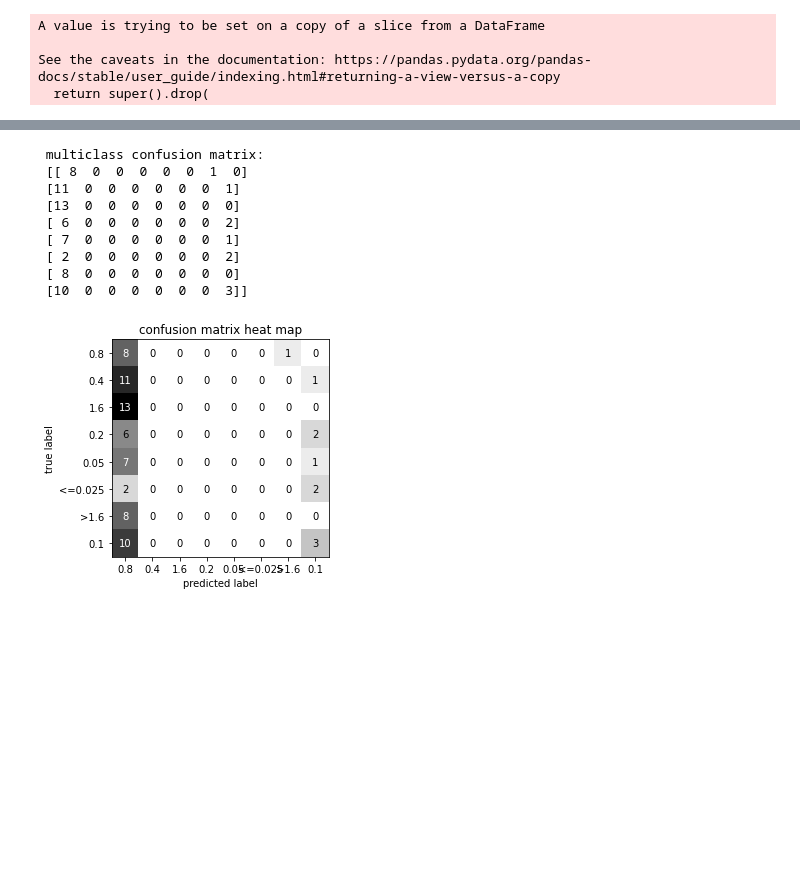
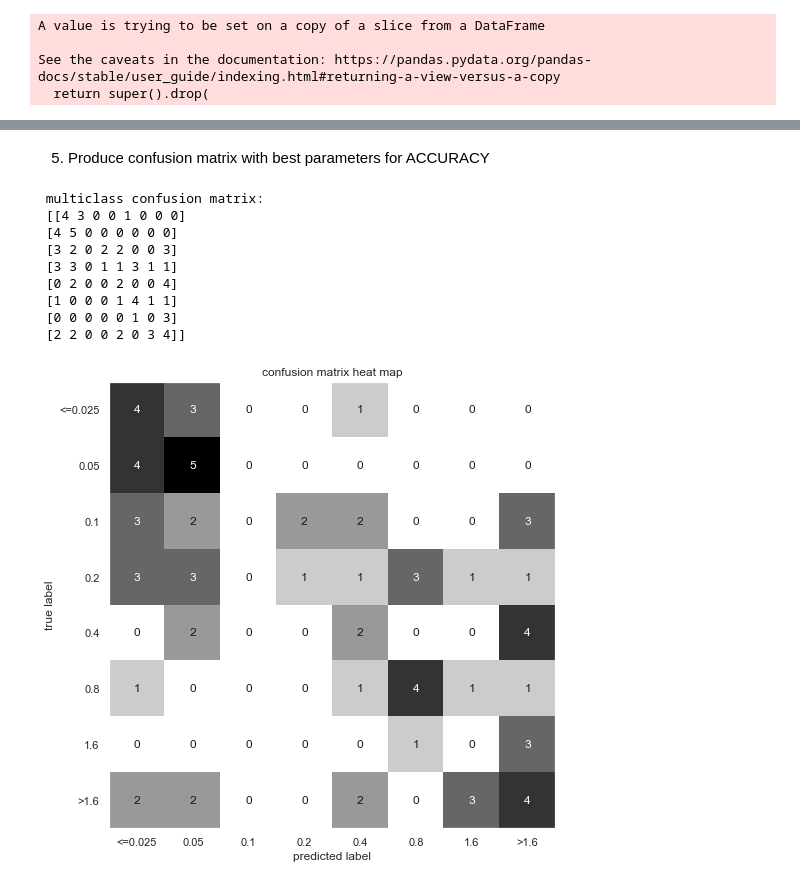
Before and after one commit to fowler-lab/Inh_resistance, a Jupyter notebook: Logreg_notebook.ipynb, the cells around one changed output, grey strips where cells are left out. Cells and saved outputs as stored; diff of their text form; code cells hidden in the pictures; blank space fills up the shorter version.

```diff
--- a/Logreg_notebook.ipynb
+++ b/Logreg_notebook.ipynb
@@ -479,13 +582,7 @@ X_train_cv, X_test_cv, y_train_cv, y_test_cv = train_test_split(X_train_nodup, y
 # %%
 #build pipeline and paratmeter grid
-pipe = Pipeline([('preprocessing', StandardScaler()), ('classifier', LogisticRegression(max_iter=100000000))])
+pipe = Pipeline([('preprocessing', StandardScaler()), ('classifier', \
+            LogisticRegression(max_iter=100000000, multi_class = 'multinomial'))])
 param_grid = {'preprocessing':[StandardScaler(), MinMaxScaler(), RobustScaler()],
-              'classifier__C': [0.01, 0.1, 1, 10, 100]}
+              'classifier__C': [0.01, 0.1, 1, 10, 100],'classifier__solver': \
+              ['newton-cg', 'lbfgs']}
-# %%
-#Grid search with stratified cross valdiation
-grid_strat = GridSearchCV(pipe, param_grid, cv=5)
-grid_strat.fit(X_train_cv, y_train_cv)
-print ('grid_strat: best estimator: \n', grid_strat.best_estimator_)
-print ('grid_strat: best cross-validation score :', grid_strat.best_score_, '\n')
-print ('grid_strat: test set average accuracy :',
-       accuracy_score(y_test_cv, grid_strat.predict(X_test_cv)))
@@ -499,10 +588,0 @@ grid_strat: test set average accuracy : 0.28
-# %%
-#Grid search with kfold cross validation
-
-kfold = KFold(n_splits=5)
-grid_kfold = GridSearchCV(pipe, param_grid, cv=kfold, n_jobs=-1)
-grid_kfold.fit(X_train_cv, y_train_cv)
-print ('grid_kfold: best estimator: \n', grid_kfold.best_estimator_)
-print ('grid_kfold: best cross-validation score: ', grid_kfold.best_score_)
-print ('grid_kfold test set average accuracy: ',
-       accuracy_score(y_test_cv, grid_kfold.predict(X_test_cv)), '\n')
@@ -530,40 +609,44 @@ grid_kfold_shuffle: test set average accuracy:  0.28
+# %% [markdown]
+5. Produce confusion matrix with best parameters for ACCURACY
 # %%
 from sklearn.metrics import confusion_matrix
 
 #build pipeline and fit
 pipe = Pipeline([('preprocessing', MinMaxScaler()),
-                 ('classifier', LogisticRegression(C=0.1, max_iter=100000000))])
+                 ('classifier', LogisticRegression(C=10,max_iter=100000000, \
+                        multi_class='multinomial', solver='newton-cg'))])
 
 pipe.fit(X_train_cv, y_train_cv)
 
 predict = pipe.predict(X_test_nodup)
 #generate confusion matrix
-confusion = confusion_matrix(y_test_nodup, predict)
+target_names = ['<=0.025','0.05','0.1','0.2','0.4','0.8',  '1.6','>1.6']
+confusion = confusion_matrix(y_test_nodup, predict, labels = target_names)
 
 print ('\n multiclass confusion matrix: \n', confusion)
 # %% [output]
  multiclass confusion matrix:
- [[ 8  0  0  0  0  0  1  0]
- [11  0  0  0  0  0  0  1]
- [13  0  0  0  0  0  0  0]
- [ 6  0  0  0  0  0  0  2]
- [ 7  0  0  0  0  0  0  1]
- [ 2  0  0  0  0  0  0  2]
- [ 8  0  0  0  0  0  0  0]
- [10  0  0  0  0  0  0  3]]
+ [[4 3 0 0 1 0 0 0]
+ [4 5 0 0 0 0 0 0]
+ [3 2 0 2 2 0 0 3]
+ [3 3 0 1 1 3 1 1]
+ [0 2 0 0 2 0 0 4]
+ [1 0 0 0 1 4 1 1]
+ [0 0 0 0 0 1 0 3]
+ [2 2 0 0 2 0 3 4]]
 # %%
 #generate heatmap of confusion matrix for visualisation
 
 import mglearn
 
-target_names = MIC_ML_data['MIC_values'].unique().tolist()
+target_names = ['<=0.025','0.05','0.1','0.2','0.4','0.8', '1.6','>1.6']
 scores_image = mglearn.tools.heatmap(confusion, xlabel='predicted label',
                                      ylabel='true label', xticklabels=target_names,
                                      yticklabels=target_names, cmap=plt.cm.gray_r, fmt='%d')
 plt.title('confusion matrix heat map')
 plt.gca().invert_yaxis()
 # %% [output]
-[figure, old version]
+[figure, new version]
 # %%
 #generate classification report
 from sklearn.metrics import classification_report
```
Also changed, not shown: parts of 61 cells of this notebook.
